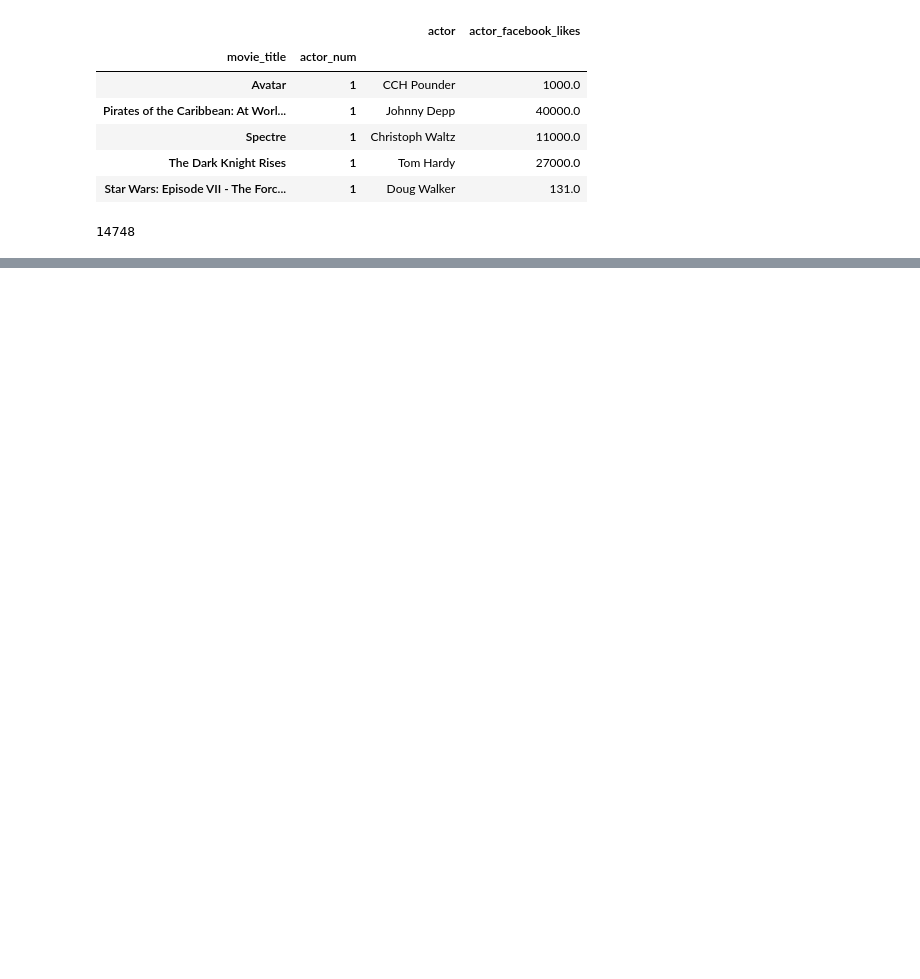
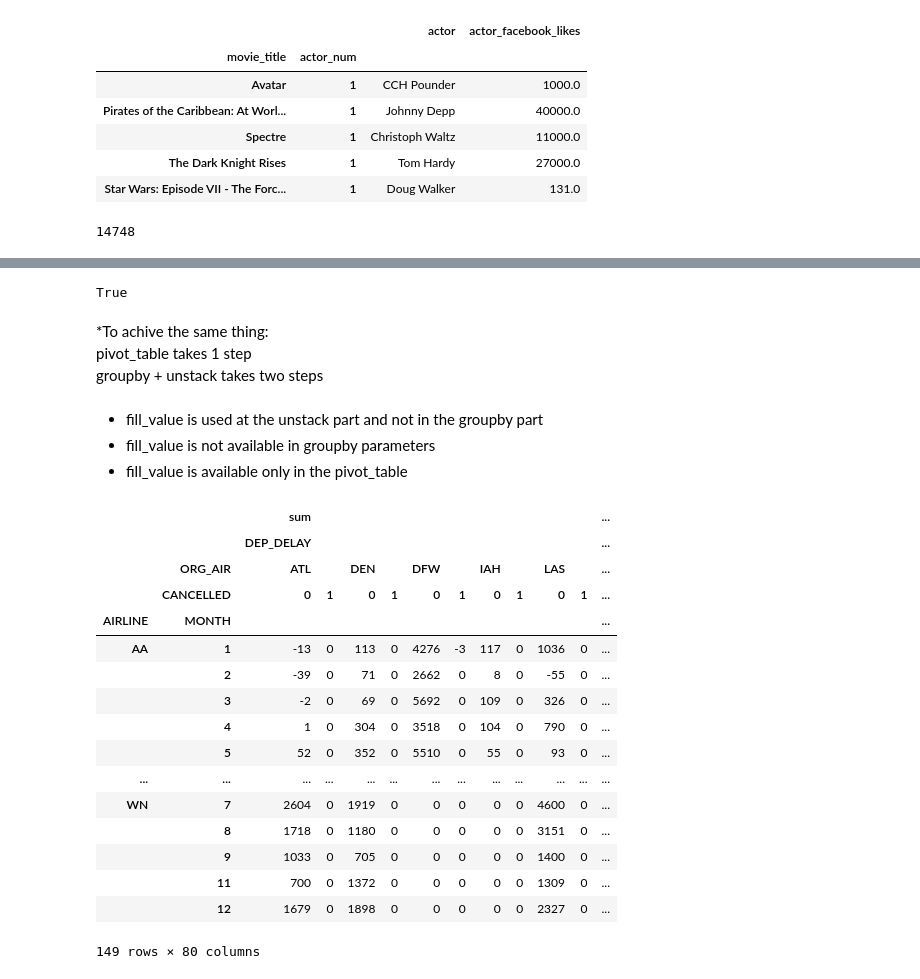
Before and after one commit to sandeepny441/projects_PS, a Jupyter notebook: pandas_sources/pandas_cookbook_s/8_Restructuring Data into a Tidy Form.ipynb, the cells around one changed output, grey strips where cells are left out. Cells and saved outputs as stored; diff of their text form; code cells hidden in the pictures; blank space fills up the shorter version.

```diff
--- a/pandas_sources/pandas_cookbook_s/8_Restructuring Data into a Tidy Form.ipynb
+++ b/pandas_sources/pandas_cookbook_s/8_Restructuring Data into a Tidy Form.ipynb
@@ -267,0 +551,8 @@ len(actor2_tidy)
+# %%
+flights = pd.read_csv('data/flights.csv')
+fp = flights.pivot_table(index='AIRLINE',
+ columns='ORG_AIR',
+ values='CANCELLED',
+ aggfunc='sum',
+ fill_value=0).round(2)
+fp.head()
@@ -267,0 +603,12 @@ len(actor2_tidy)
+# %%
+fp.equals(fg_unstack)
+# %% [output]
+True
+# %% [markdown]
+*To achive the same thing:\
+        pivot_table takes 1 step\
+        groupby + unstack takes two steps
+# %% [markdown]
+* fill_value is used at the unstack part and not in the groupby part
+* fill_value is not available in groupby parameters
+* fill_value is available only in the pivot_table
@@ -267,0 +618,24 @@ len(actor2_tidy)
+# %%
+flights.pivot_table(index=['AIRLINE', 'MONTH'],
+ columns=['ORG_AIR', 'CANCELLED'],
+ values=['DEP_DELAY', 'DIST'],
+ aggfunc=[np.sum, np.mean],
+ fill_value=0)
+# %% [output]
+|  |  | sum |  |  |  |  |  |  |  |  |  | ... |
+|  |  | DEP_DELAY |  |  |  |  |  |  |  |  |  | ... |
+|  | ORG_AIR | ATL |  | DEN |  | DFW |  | IAH |  | LAS |  | ... |
+|  | CANCELLED | 0 | 1 | 0 | 1 | 0 | 1 | 0 | 1 | 0 | 1 | ... |
+| AIRLINE | MONTH |  |  |  |  |  |  |  |  |  |  | ... |
+| AA | 1 | -13 | 0 | 113 | 0 | 4276 | -3 | 117 | 0 | 1036 | 0 | ... |
+|  | 2 | -39 | 0 | 71 | 0 | 2662 | 0 | 8 | 0 | -55 | 0 | ... |
+|  | 3 | -2 | 0 | 69 | 0 | 5692 | 0 | 109 | 0 | 326 | 0 | ... |
+|  | 4 | 1 | 0 | 304 | 0 | 3518 | 0 | 104 | 0 | 790 | 0 | ... |
+|  | 5 | 52 | 0 | 352 | 0 | 5510 | 0 | 55 | 0 | 93 | 0 | ... |
+| ... | ... | ... | ... | ... | ... | ... | ... | ... | ... | ... | ... | ... |
+| WN | 7 | 2604 | 0 | 1919 | 0 | 0 | 0 | 0 | 0 | 4600 | 0 | ... |
+|  | 8 | 1718 | 0 | 1180 | 0 | 0 | 0 | 0 | 0 | 3151 | 0 | ... |
+|  | 9 | 1033 | 0 | 705 | 0 | 0 | 0 | 0 | 0 | 1400 | 0 | ... |
+|  | 11 | 700 | 0 | 1372 | 0 | 0 | 0 | 0 | 0 | 1309 | 0 | ... |
+|  | 12 | 1679 | 0 | 1898 | 0 | 0 | 0 | 0 | 0 | 2327 | 0 | ... |
+149 rows × 80 columns
```
Also changed, not shown: parts of 140 cells of this notebook.
